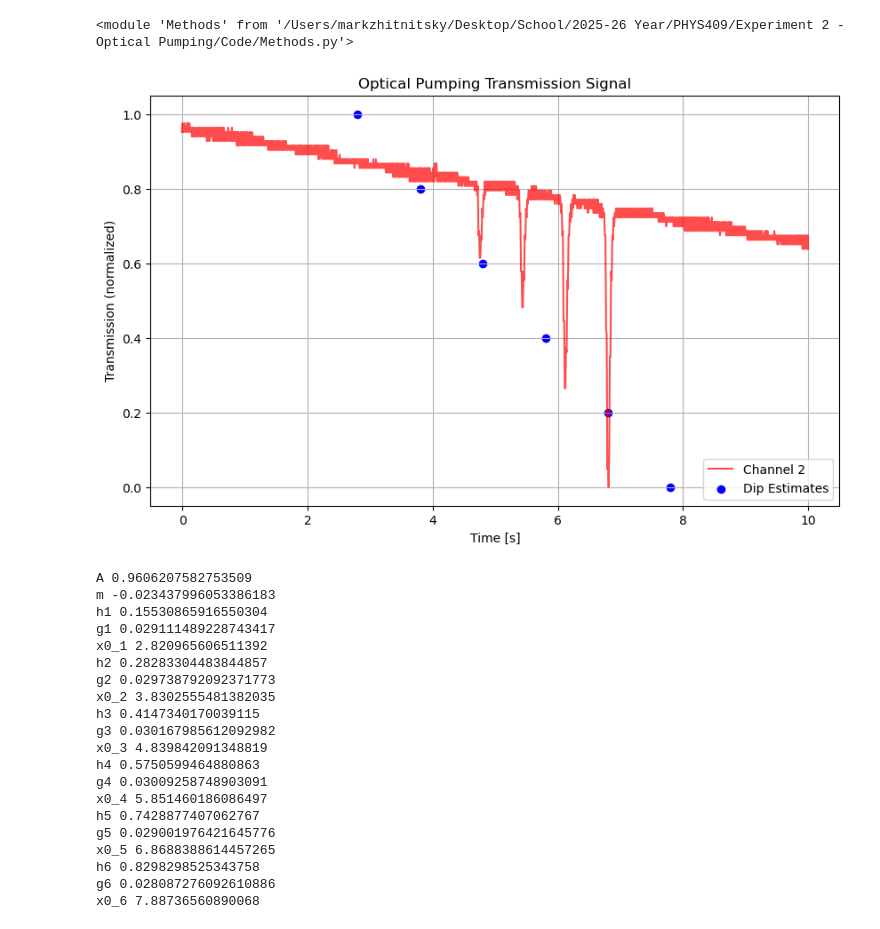
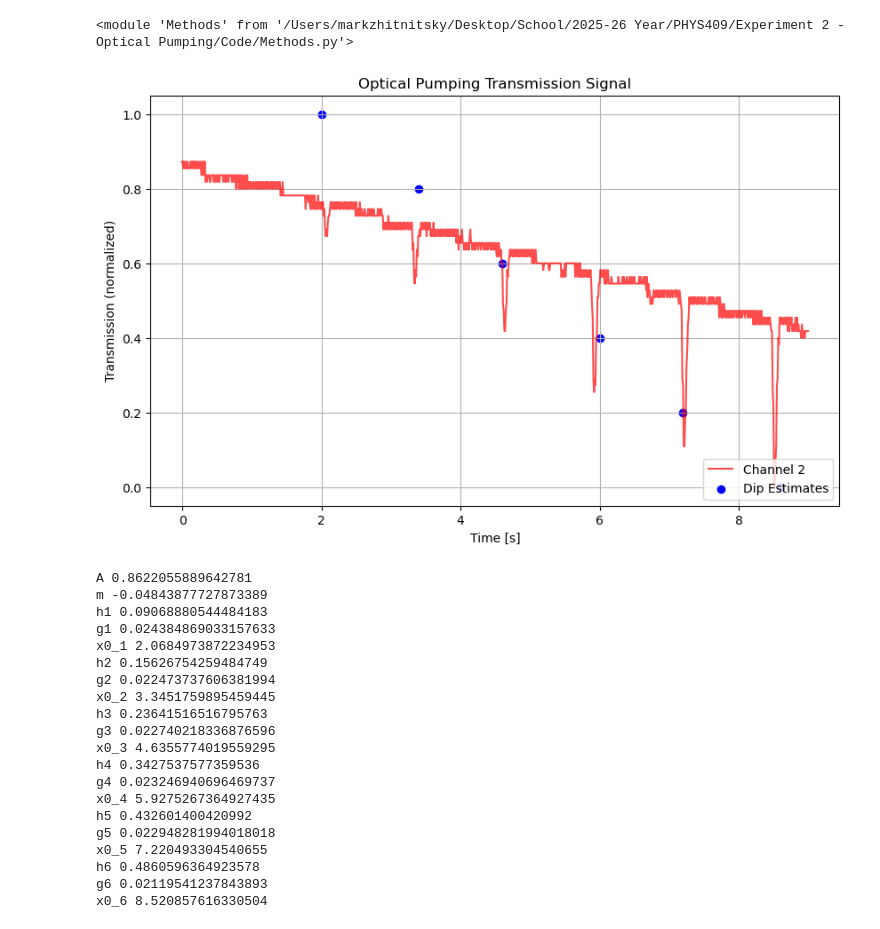
Before and after one commit to MarkZhit/PHYS409-Optical_Pumping, a Jupyter notebook: quadraticZeemanCollection.ipynb, the cells around one changed output. Cells and saved outputs as stored; diff of their text form; code cells hidden in the pictures.

```diff
--- a/quadraticZeemanCollection.ipynb
+++ b/quadraticZeemanCollection.ipynb
@@ -13,23 +13,23 @@ importlib.reload(m)
 # %% [output]
 <module 'Methods' from '/Users/markzhitnitsky/Desktop/School/2025-26 Year/PHYS409/Experiment 2 - Optical Pumping/Code/Methods.py'>
 # %%
-freq = 4.45
-savename = "10s measurement Mar 11 - 4p45MHz"
-time, y1, y2, y2_norm = m.read_transmission_csv('./data/Mar 11 measurement/4p45MHz_10s.csv')
+freq = 7.2
+savename = "10s measurement Mar 13 - 7p2MHz"
+time, y1, y2, y2_norm = m.read_transmission_csv('./data/Mar 13 measurement/7p2MHz_10s.csv')
 # %%
-t0 = 1
-tf = 10
+t0 = 2
+tf = 11
 nCutBeginning = (t0 // (time[1] - time[0])).astype(int)
 nCutEnd = ((time[-1] - tf) // (time[1] - time[0])).astype(int)
 
 time_cutFirst = time[nCutBeginning:len(time)-nCutEnd] - t0
 y2_norm_cutFirst = y2_norm[nCutBeginning:len(time)-nCutEnd]
 
-x0s = np.array([3,4,5,6,7,8]) - 0.2
+x0s = np.array([2,3.4,4.6,6,7.2,8.6])
 
 m.plot_quadraticZeeman_sextuple_transmission(time_cutFirst, y2_norm_cutFirst, x0s, savename)
 # %% [output]
-[figure, old version]
+[figure, new version]
 # %%
 #    (A, h1, g1, x0_1, h2, g2, x0_2,  h3, g3, x0_3):
 variables = ["A", "m", "h1", "g1", "x0_1", "h2", "g2", "x0_2",  "h3", "g3", "x0_3",  "h4", "g4", "x0_4",  "h5", "g5", "x0_5",  "h6", "g6", "x0_6"]
@@ -42,26 +42,26 @@ perr = np.sqrt(np.diag(pcov))
 for val, name in zip(popt,variables):
     print(name, val)
 # %% [output]
-A 0.9606207582753509
-m -0.023437996053386183
-h1 0.15530865916550304
-g1 0.029111489228743417
-x0_1 2.820965606511392
-h2 0.28283304483844857
-g2 0.029738792092371773
-x0_2 3.8302555481382035
-h3 0.4147340170039115
-g3 0.030167985612092982
-x0_3 4.839842091348819
-h4 0.5750599464880863
-g4 0.03009258748903091
-x0_4 5.851460186086497
-h5 0.7428877407062767
-g5 0.029001976421645776
-x0_5 6.8688388614457265
-h6 0.8298298525343758
-g6 0.028087276092610886
-x0_6 7.88736560890068
+A 0.8622055889642781
+m -0.04843877727873389
+h1 0.09068880544484183
+g1 0.024384869033157633
+x0_1 2.0684973872234953
+h2 0.15626754259484749
+g2 0.022473737606381994
+x0_2 3.3451759895459445
+h3 0.23641516516795763
+g3 0.022740218336876596
+x0_3 4.6355774019559295
+h4 0.3427537577359536
+g4 0.023246940696469737
+x0_4 5.9275267364927435
+h5 0.432601400420992
+g5 0.022948281994018018
+x0_5 7.220493304540655
+h6 0.4860596364923578
+g6 0.02119541237843893
+x0_6 8.520857616330504
 # %%
 m.plot_fitted_transmission(time_cutFirst, y2_norm_cutFirst, popt, m.sextuple_lorentz, "fit to " + savename)
 # %% [output]
```
Also changed, not shown: parts of 7 cells of this notebook, 18 other files.
